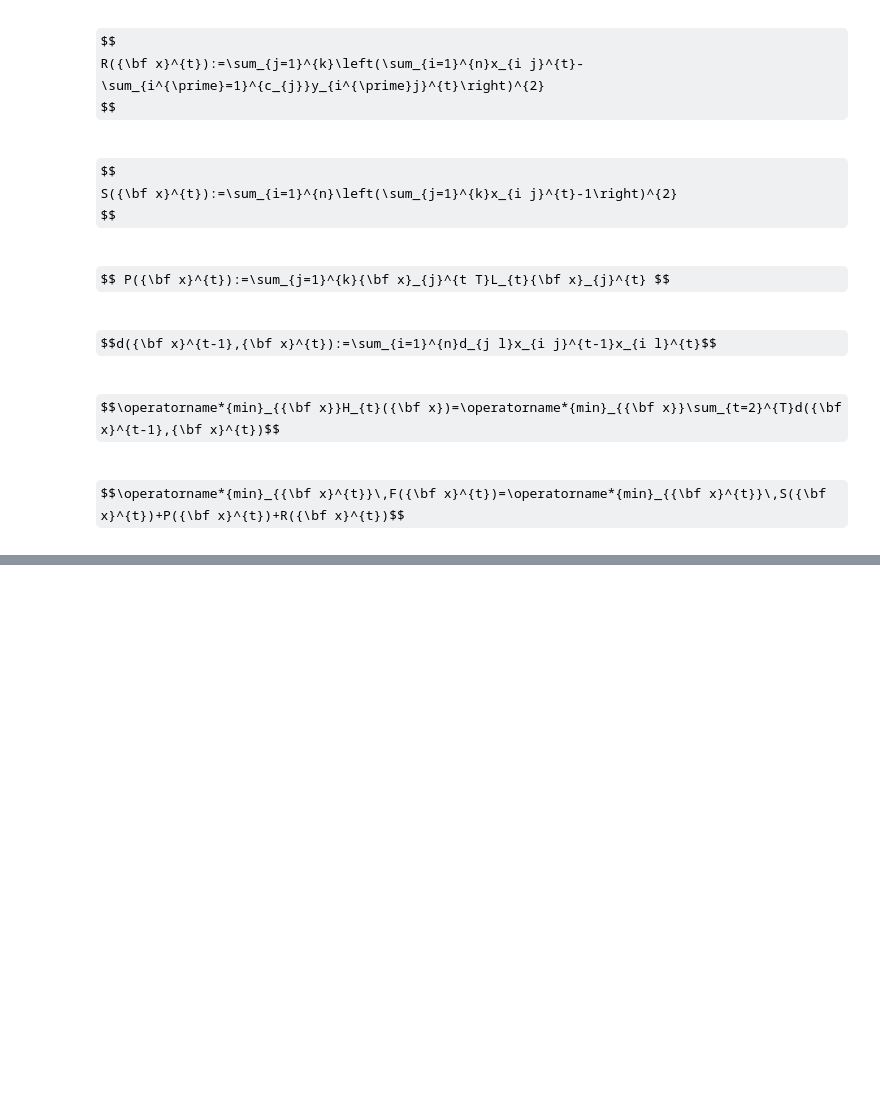
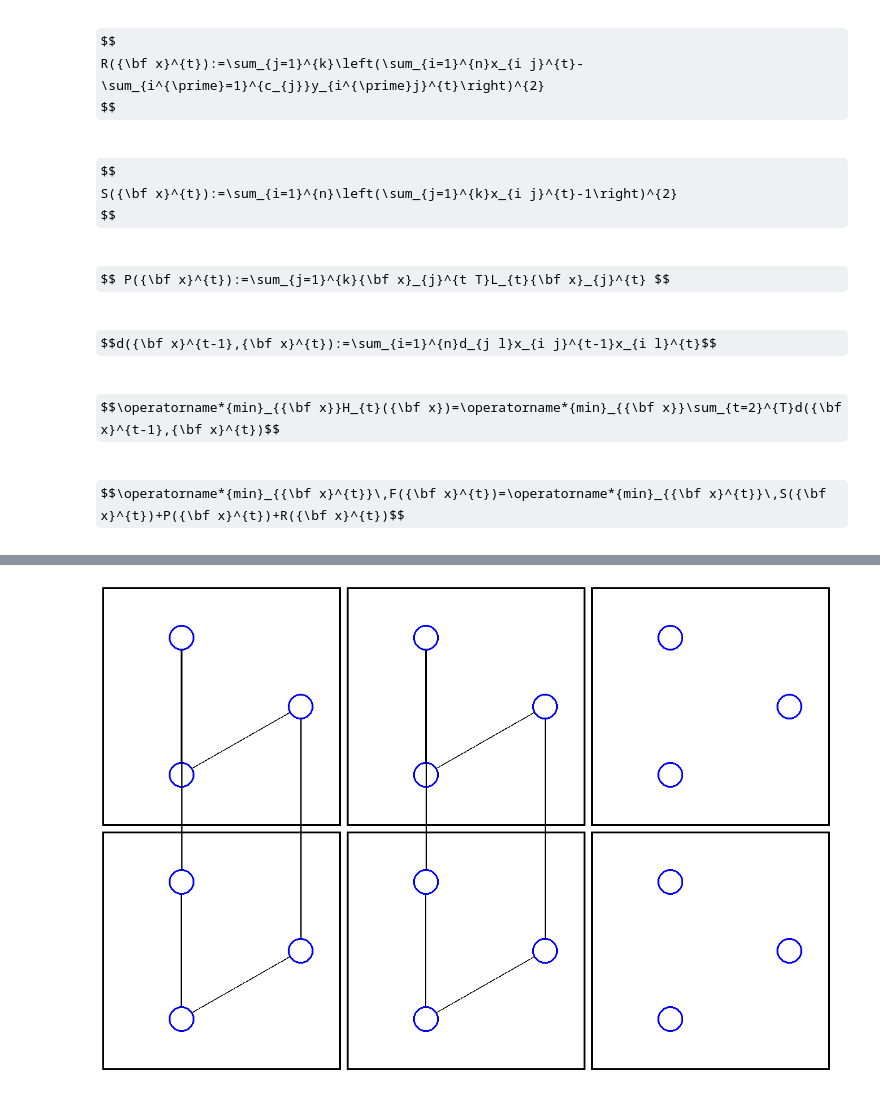
Before and after one commit to gamberoillecito/Mapping-quantum-circuits-to-modular-architectures-with-QUBO, a Jupyter notebook: project.ipynb, the cells around one changed output, grey strips where cells are left out. Saved outputs shown, nothing was run; the diff lists cells and outputs as text; code cells hidden in the pictures; some formulas as TeX source; blank space fills up the shorter version.

```diff
--- a/project.ipynb
+++ b/project.ipynb
@@ -611,0 +825,84 @@ print(solution_graphs)
+# %%
+from PIL import Image, ImageDraw
+import math
+
+def draw_rectangles_with_subrectangles_and_circles(image_width, image_height, num_rectangles, num_subrectangles, num_circles_per_subrectangle, edges):
+    # Creazione di una nuova immagine bianca
+    image = Image.new('RGB', (image_width, image_height), 'white')
+    draw = ImageDraw.Draw(image)
+
+    # Dimensioni dei rettangoli
+    rect_width = image_width // num_rectangles - 20
+    rect_height = image_height - 20
+
+    # Dimensioni dei sottorettangoli
+    subrect_width = rect_width
+    subrect_height = rect_height // num_subrectangles - 10
+
+    # Dimensioni dei cerchi
+    circle_radius = 20
+
+    all_circle_positions = []
+
+    for rect_index in range(num_rectangles):
+        for subrect_index in range(num_subrectangles):
+            # Coordinate del sottorettangolo
+            subrect_x0 = 10 + rect_index * (rect_width + 10)
+            subrect_y0 = 10 + subrect_index * (subrect_height + 10)
+            subrect_x1 = subrect_x0 + subrect_width
+            subrect_y1 = subrect_y0 + subrect_height
+
+            # Disegno del sottorettangolo
+            draw.rectangle([subrect_x0, subrect_y0, subrect_x1, subrect_y1], outline='black', width=3)
+
+            # Calcolo delle posizioni dei cerchi in modo circolare
+            center_x = (subrect_x0 + subrect_x1) / 2
+            center_y = (subrect_y0 + subrect_y1) / 2
+            radius = min(subrect_x1 - subrect_x0, subrect_y1 - subrect_y0) / 3
+
+            circle_positions = []
+            for i in range(num_circles_per_subrectangle):
+                angle = 2 * math.pi * i / num_circles_per_subrectangle
+                circle_x = center_x + radius * math.cos(angle)
+                circle_y = center_y + radius * math.sin(angle)
+                circle_positions.append((circle_x, circle_y))
+
+                # Coordinate del cerchio
+                circle_x0 = circle_x - circle_radius
+                circle_y0 = circle_y - circle_radius
+                circle_x1 = circle_x + circle_radius
+                circle_y1 = circle_y + circle_radius
+
+                # Disegno del cerchio
+                draw.ellipse([circle_x0, circle_y0, circle_x1, circle_y1], outline='blue', width=3)
+
+            all_circle_positions.extend(circle_positions)
+
+    # Funzione per calcolare il punto di connessione sul bordo del cerchio
+    def get_edge_point(x1, y1, x2, y2, radius):
+        angle = math.atan2(y2 - y1, x2 - x1)
+        return x1 + radius * math.cos(angle), y1 + radius * math.sin(angle)
+
+    # Disegno degli archi tra i cerchi
+    for edge in edges:
+        node1, node2 = edge
+        if node1 < len(all_circle_positions) and node2 < len(all_circle_positions):
+            x1, y1 = all_circle_positions[node1]
+            x2, y2 = all_circle_positions[node2]
+            edge_x1, edge_y1 = get_edge_point(x1, y1, x2, y2, circle_radius)
+            edge_x2, edge_y2 = get_edge_point(x2, y2, x1, y1, circle_radius)
+            draw.line([edge_x1, edge_y1, edge_x2, edge_y2], fill='black', width=2)
+
+    # Salvataggio dell'immagine
+    image.save('rectangles_with_subrectangles_and_circles.png')
+    image.show()
+
+# Esempio di utilizzo
+num_rectangles = 3
+num_subrectangles = 2
+num_circles_per_subrectangle = 3
+# Gli indici dei nodi sono globali, quindi possono connettere nodi di sottorettangoli diversi
+edges = [(0, 1), (1, 2), (3, 4), (4, 5), (0, 3), (2, 5), (6, 7), (7, 8), (9, 10), (10, 11), (6, 9), (8, 11)]
+draw_rectangles_with_subrectangles_and_circles(1200, 800, num_rectangles, num_subrectangles, num_circles_per_subrectangle, edges)
+# %% [output]
+[figure, added]
```
Also changed, not shown: parts of 8 cells of this notebook.
